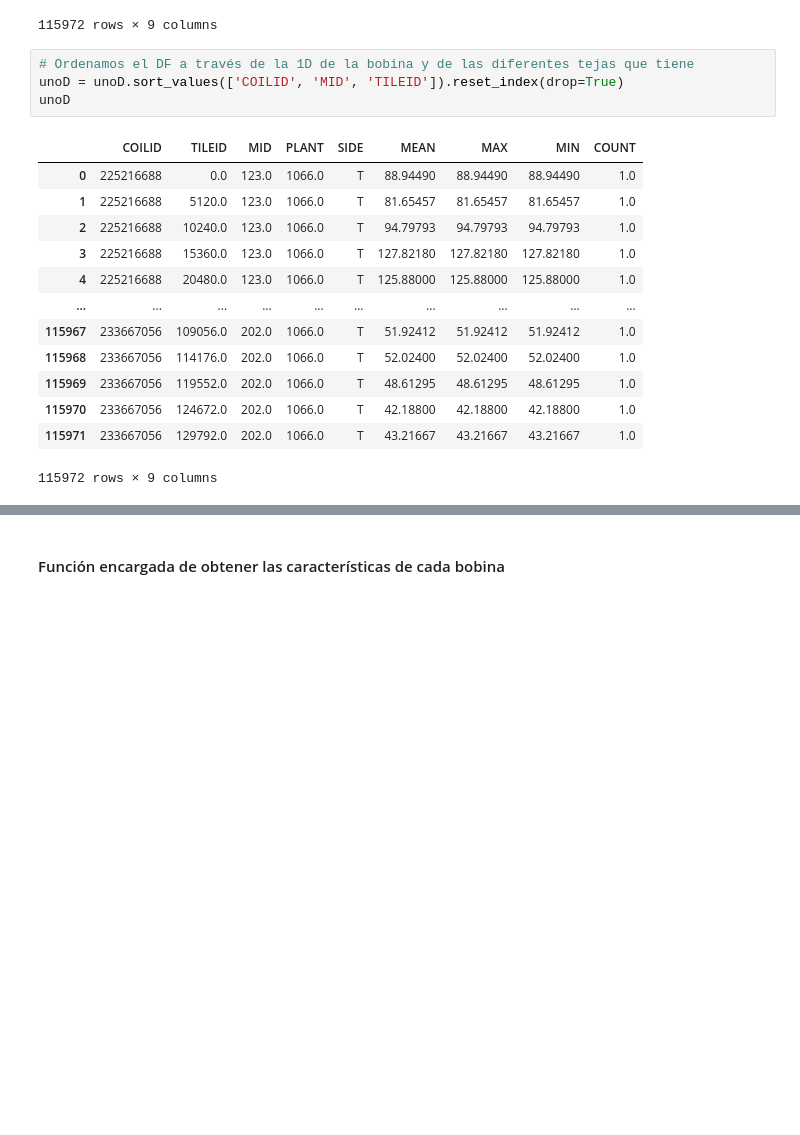
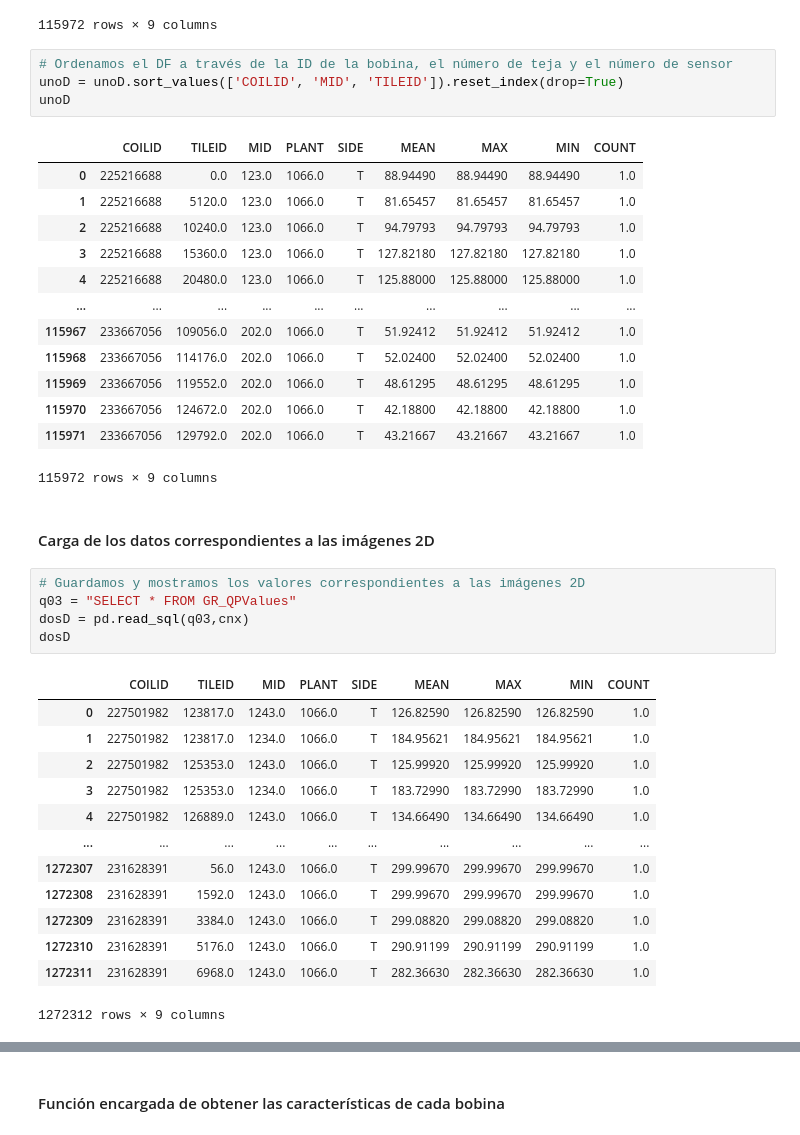
Before and after one commit to ifh1001/TFM, a Jupyter notebook: src/ObtencionCaracteristicas.ipynb, the cells around one changed output, grey strips where cells are left out. Drawn from its saved outputs; the diff is of its cells as text; blank space fills up the shorter version.

```diff
--- a/src/ObtencionCaracteristicas.ipynb
+++ b/src/ObtencionCaracteristicas.ipynb
@@ -68,7 +68,7 @@ unoD
 | 115971 | 232800547 | 5120.0 | 123.0 | 1066.0 | T | 179.34650 | 179.34650 | 179.34650 | 1.0 |
 115972 rows × 9 columns
 # %%
-# Ordenamos el DF a través de la 1D de la bobina y de las diferentes tejas que tiene
+# Ordenamos el DF a través de la ID de la bobina, el número de teja y el número de sensor
 unoD = unoD.sort_values(['COILID', 'MID', 'TILEID']).reset_index(drop=True)
 unoD
 # %% [output]
@@ -85,3 +85,24 @@ unoD
 | 115970 | 233667056 | 124672.0 | 202.0 | 1066.0 | T | 42.18800 | 42.18800 | 42.18800 | 1.0 |
 | 115971 | 233667056 | 129792.0 | 202.0 | 1066.0 | T | 43.21667 | 43.21667 | 43.21667 | 1.0 |
 115972 rows × 9 columns
+# %% [markdown]
+#### Carga de los datos correspondientes a las imágenes 2D
+# %%
+# Guardamos y mostramos los valores correspondientes a las imágenes 2D
+q03 = "SELECT * FROM GR_QPValues"
+dosD = pd.read_sql(q03,cnx)
+dosD
+# %% [output]
+|  | COILID | TILEID | MID | PLANT | SIDE | MEAN | MAX | MIN | COUNT |
+| 0 | 227501982 | 123817.0 | 1243.0 | 1066.0 | T | 126.82590 | 126.82590 | 126.82590 | 1.0 |
+| 1 | 227501982 | 123817.0 | 1234.0 | 1066.0 | T | 184.95621 | 184.95621 | 184.95621 | 1.0 |
+| 2 | 227501982 | 125353.0 | 1243.0 | 1066.0 | T | 125.99920 | 125.99920 | 125.99920 | 1.0 |
+| 3 | 227501982 | 125353.0 | 1234.0 | 1066.0 | T | 183.72990 | 183.72990 | 183.72990 | 1.0 |
+| 4 | 227501982 | 126889.0 | 1243.0 | 1066.0 | T | 134.66490 | 134.66490 | 134.66490 | 1.0 |
+| ... | ... | ... | ... | ... | ... | ... | ... | ... | ... |
+| 1272307 | 231628391 | 56.0 | 1243.0 | 1066.0 | T | 299.99670 | 299.99670 | 299.99670 | 1.0 |
+| 1272308 | 231628391 | 1592.0 | 1243.0 | 1066.0 | T | 299.99670 | 299.99670 | 299.99670 | 1.0 |
+| 1272309 | 231628391 | 3384.0 | 1243.0 | 1066.0 | T | 299.08820 | 299.08820 | 299.08820 | 1.0 |
+| 1272310 | 231628391 | 5176.0 | 1243.0 | 1066.0 | T | 290.91199 | 290.91199 | 290.91199 | 1.0 |
+| 1272311 | 231628391 | 6968.0 | 1243.0 | 1066.0 | T | 282.36630 | 282.36630 | 282.36630 | 1.0 |
+1272312 rows × 9 columns
```
Also changed, not shown: parts of 4 cells of this notebook.
